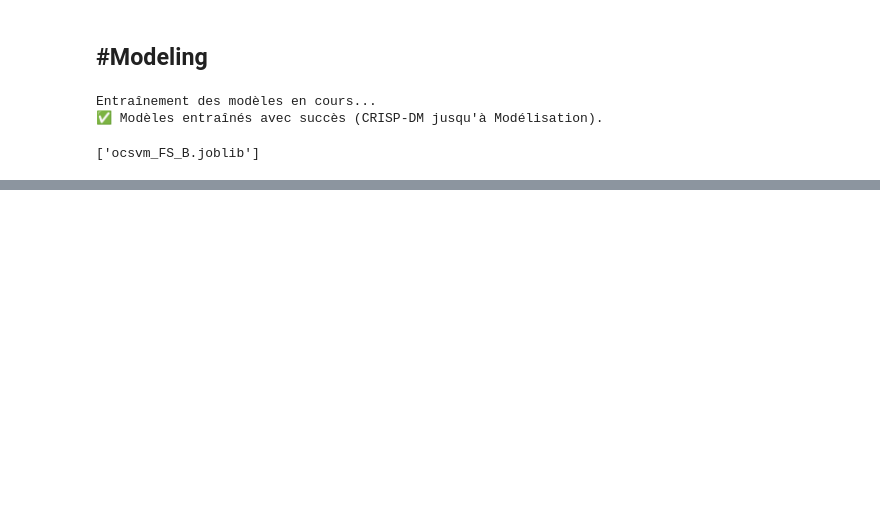
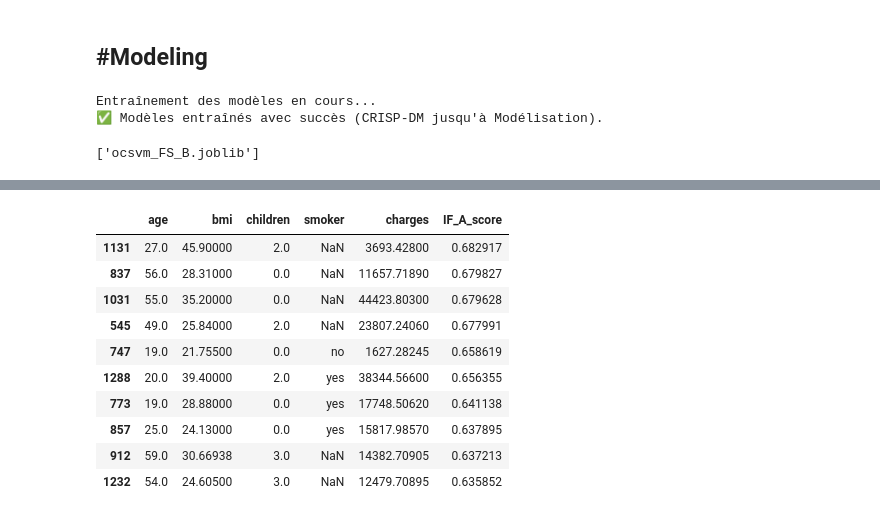
Before and after one commit to yosriawedi/ML-Project-Insurance, a Jupyter notebook: SVMM.ipynb, the cells around one changed output, grey strips where cells are left out. Saved outputs shown, nothing was run; the diff lists cells and outputs as text; code cells hidden in the pictures; blank space fills up the shorter version.

```diff
--- a/SVMM.ipynb
+++ b/SVMM.ipynb
@@ -262,4 +263,0 @@ Taille après suppression des doublons : (1338, 7)
-# %%
-# 2. Gestion des valeurs manquantes
-# Ici, on peut choisir de supprimer ou d’imputer.
-df = df.dropna()
@@ -495,0 +573,72 @@ OCSVM_B   : 62
+# %%
+# ================================
+# SANITY CHECKS (taux, cohérence, consensus)
+# À placer juste après la cellule d'évaluation
+# ================================
+import numpy as np
+import pandas as pd
+
+# 1) Vérifier que le taux d'anomalies observé ~ TARGET_OUTLIER_RATE
+print("=== Contrôle du taux d'anomalies (binaire 1=anomalie) ===")
+tol = 0.02  # tolérance absolue de ±2 points
+for name in models.keys():
+    rate_obs = float(df_results[f"{name}_pred_bin"].mean())
+    delta = rate_obs - TARGET_OUTLIER_RATE
+    status = "OK" if abs(delta) <= tol else "⚠️"
+    print(f"{name:10s} -> obs={rate_obs:.3f}  cible={TARGET_OUTLIER_RATE:.3f}  Δ={delta:+.3f}  {status}")
+print()
+
+# 2) Sanity: cohérence signe/échelle des scores (plus GRAND = + anormal)
+#    On attend corr(score_anormal, -raw_score_normal) > 0
+print("=== Cohérence des scores (grand = + anormal) ===")
+for name, model in models.items():
+    X = X_map[name]
+    Z = model.named_steps["prep"].transform(X)
+    if name.startswith("IF"):
+        raw = model.named_steps["model"].score_samples(Z)  # grand = normal
+    else:
+        raw = model.named_steps["model"].decision_function(Z)  # grand = normal
+    anomaly_score = df_results[f"{name}_score"].to_numpy()   # grand = anormal (déjà inversé dans l'éval)
+    corr = np.corrcoef(anomaly_score, -raw)[0,1]
+    status = "OK" if corr > 0.95 else ("⚠️" if corr > 0.8 else "❗")
+    print(f"{name:10s} corr(score, -raw): {corr:.3f} {status}")
+print()
+
+# 3) Consensus IF vs OCSVM (même espace de features : A et B)
+def consensus_report(prefix_if, prefix_svm):
+    a = df_results[f"{prefix_if}_pred_bin"].to_numpy()
+    b = df_results[f"{prefix_svm}_pred_bin"].to_numpy()
+    agree = (a == b).mean()
+    both_anom = ((a == 1) & (b == 1)).mean()
+    print(f"Consensus {prefix_if} vs {prefix_svm} -> Accord global: {agree*100:.2f}%  |  'Anomalies communes': {both_anom*100:.2f}%")
+
+print("=== Consensus IF vs OCSVM ===")
+consensus_report("IF_A", "OCSVM_A")
+consensus_report("IF_B", "OCSVM_B")
+print()
+
+# 4) Règles métier: vérifier corrélation simple avec flags (si présents)
+rule_cols = [c for c in df_results.columns if c.startswith("rule_")]
+if rule_cols:
+    print("=== Corrélation (point-biserial approx.) entre règles métier et scores ===")
+    for name in models.keys():
+        s = df_results[f"{name}_score"].to_numpy()
+        for rc in rule_cols:
+            r = np.corrcoef(s, df_results[rc].to_numpy())[0,1]
+            print(f"{name:10s} ~ {rc:28s} : corr={r:.3f}")
+    print()
+
+# 5) Top-K à auditer (par modèle) — échantillon actionnable
+K = 10
+for name in models.keys():
+    print(f"\n=== Top {K} anomalies à auditer ({name}) ===")
+    cols_show = ["age","bmi","children","smoker","charges", f"{name}_score"]
+    cols_show += [c for c in rule_cols]  # ajoute les règles si dispo
+    ex = (
+        df_results
+        .loc[df_results[f"{name}_pred_bin"] == 1]
+        .sort_values(f"{name}_score", ascending=False)
+        .head(K)
+    )
+    display(ex[cols_show] if all(c in ex.columns for c in cols_show) else ex.head(K))
+# %% [output]
@@ -495,0 +663,11 @@ OCSVM_B   : 62
+|  | age | bmi | children | smoker | charges | IF_A_score |
+| 1131 | 27.0 | 45.90000 | 2.0 | NaN | 3693.42800 | 0.682917 |
+| 837 | 56.0 | 28.31000 | 0.0 | NaN | 11657.71890 | 0.679827 |
+| 1031 | 55.0 | 35.20000 | 0.0 | NaN | 44423.80300 | 0.679628 |
+| 545 | 49.0 | 25.84000 | 2.0 | NaN | 23807.24060 | 0.677991 |
+| 747 | 19.0 | 21.75500 | 0.0 | no | 1627.28245 | 0.658619 |
+| 1288 | 20.0 | 39.40000 | 2.0 | yes | 38344.56600 | 0.656355 |
+| 773 | 19.0 | 28.88000 | 0.0 | yes | 17748.50620 | 0.641138 |
+| 857 | 25.0 | 24.13000 | 0.0 | yes | 15817.98570 | 0.637895 |
+| 912 | 59.0 | 30.66938 | 3.0 | NaN | 14382.70905 | 0.637213 |
+| 1232 | 54.0 | 24.60500 | 3.0 | NaN | 12479.70895 | 0.635852 |
```
Also changed, not shown: parts of 38 cells of this notebook, 1 other file.
